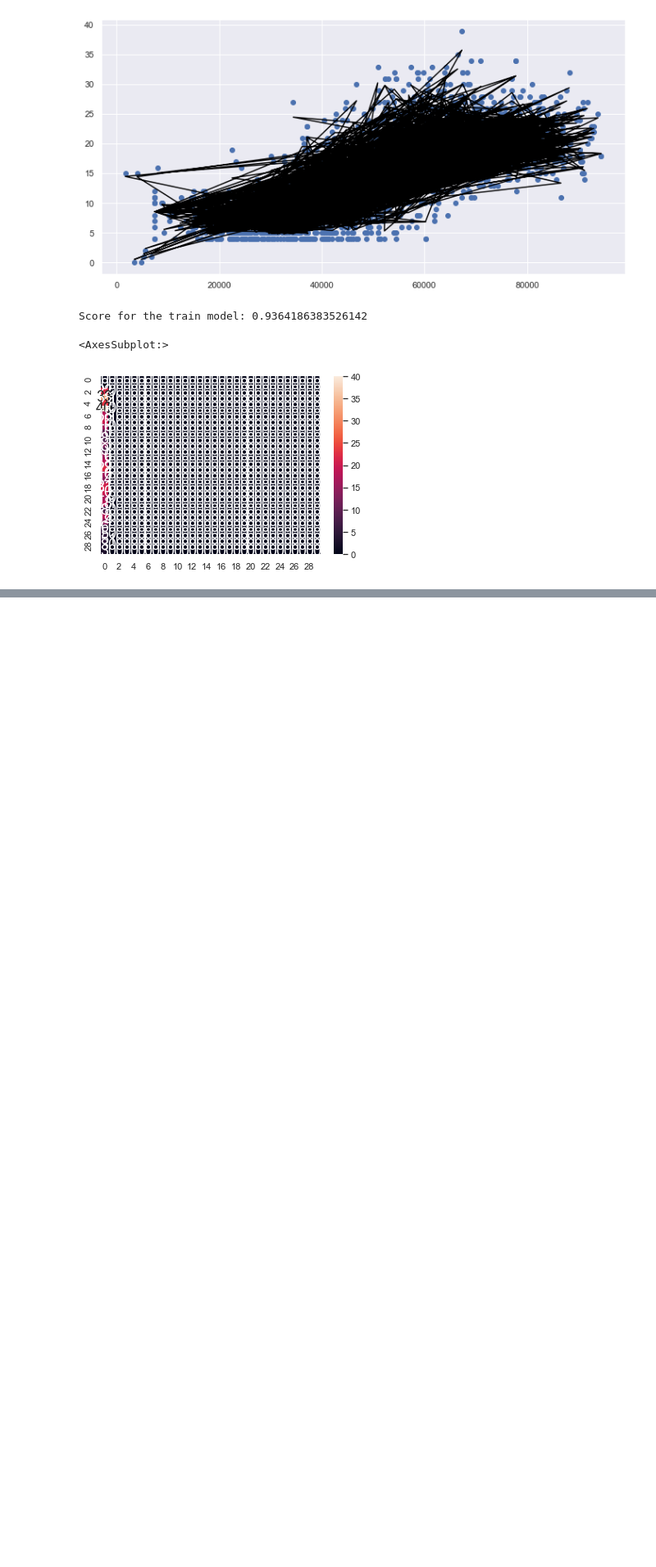
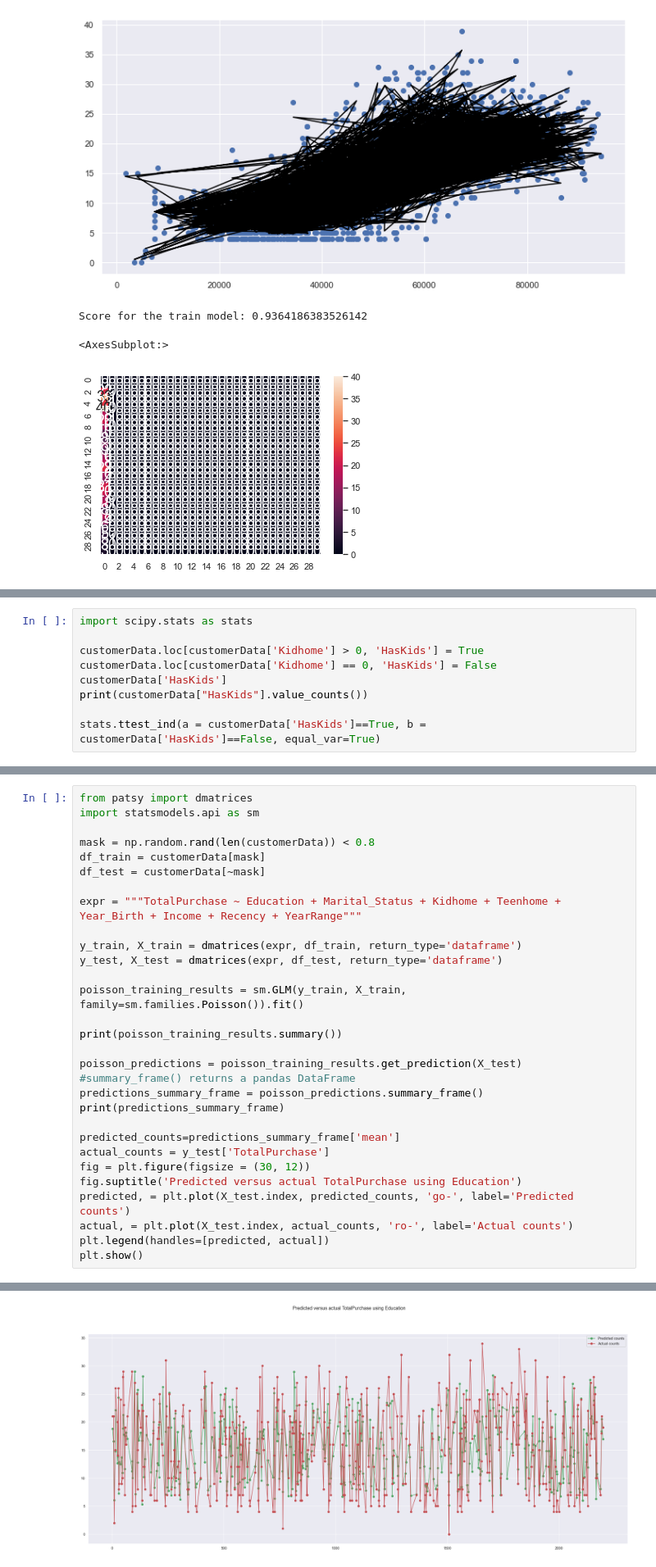
Before and after one commit to BoonHianLim/SC1015-Customer-Personality-Analysis, a Jupyter notebook: Machine-learning.ipynb, the cells around one changed output, grey strips where cells are left out. Shown at 82% size. Saved outputs shown, nothing was run; the diff lists cells and outputs as text; blank space fills up the shorter version.

```diff
--- a/Machine-learning.ipynb
+++ b/Machine-learning.ipynb
@@ -88,0 +84,9 @@ prob1data.loc[['KidHome'] > 0, 'HasKids'] = True
+# %%
+import scipy.stats as stats
+
+customerData.loc[customerData['Kidhome'] > 0, 'HasKids'] = True
+customerData.loc[customerData['Kidhome'] == 0, 'HasKids'] = False
+customerData['HasKids']
+print(customerData["HasKids"].value_counts())
+
+stats.ttest_ind(a = customerData['HasKids']==True, b = customerData['HasKids']==False, equal_var=True)
@@ -88,0 +98,31 @@ prob1data.loc[['KidHome'] > 0, 'HasKids'] = True
+# %%
+from patsy import dmatrices
+import statsmodels.api as sm
+
+mask = np.random.rand(len(customerData)) < 0.8
+df_train = customerData[mask]
+df_test = customerData[~mask]
+
+expr = """TotalPurchase ~ Education + Marital_Status + Kidhome + Teenhome + Year_Birth + Income + Recency + YearRange"""
+
+y_train, X_train = dmatrices(expr, df_train, return_type='dataframe')
+y_test, X_test = dmatrices(expr, df_test, return_type='dataframe')
+
+poisson_training_results = sm.GLM(y_train, X_train, family=sm.families.Poisson()).fit()
+
+print(poisson_training_results.summary())
+
+poisson_predictions = poisson_training_results.get_prediction(X_test)
+#summary_frame() returns a pandas DataFrame
+predictions_summary_frame = poisson_predictions.summary_frame()
+print(predictions_summary_frame)
+
+predicted_counts=predictions_summary_frame['mean']
+actual_counts = y_test['TotalPurchase']
+fig = plt.figure(figsize = (30, 12))
+fig.suptitle('Predicted versus actual TotalPurchase using Education')
+predicted, = plt.plot(X_test.index, predicted_counts, 'go-', label='Predicted counts')
+actual, = plt.plot(X_test.index, actual_counts, 'ro-', label='Actual counts')
+plt.legend(handles=[predicted, actual])
+plt.show()
+# %% [output]
@@ -88,0 +146 @@ prob1data.loc[['KidHome'] > 0, 'HasKids'] = True
+[figure, added]
```
Also changed, not shown: parts of 5 cells of this notebook.
